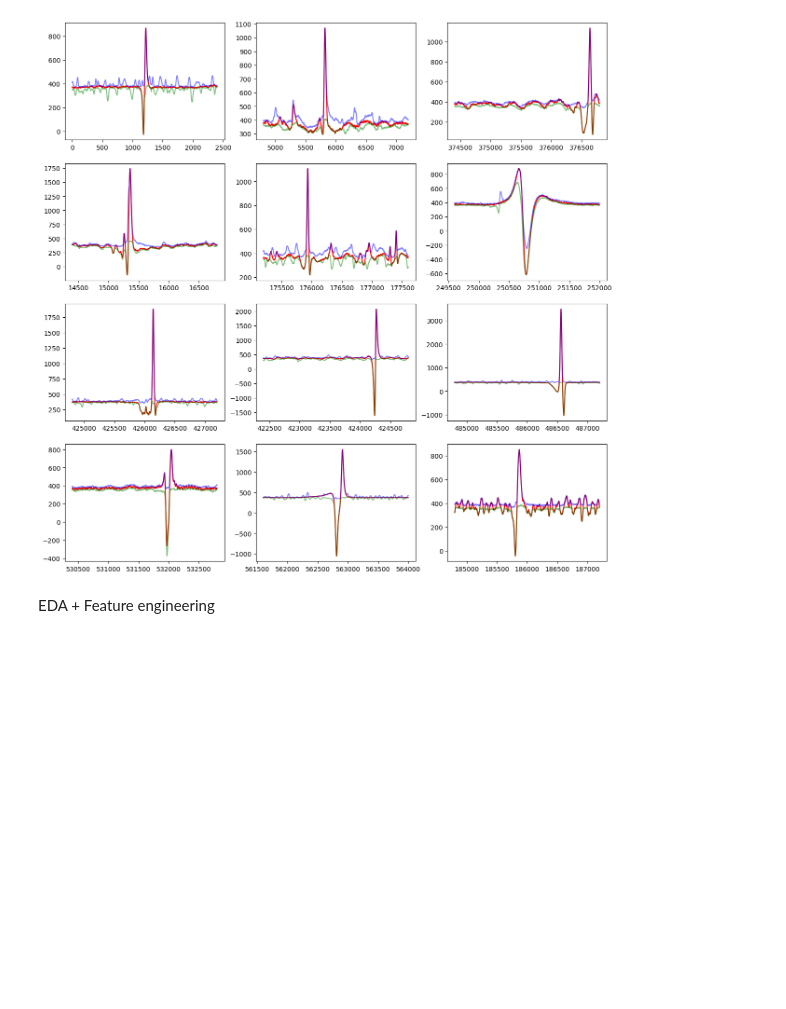
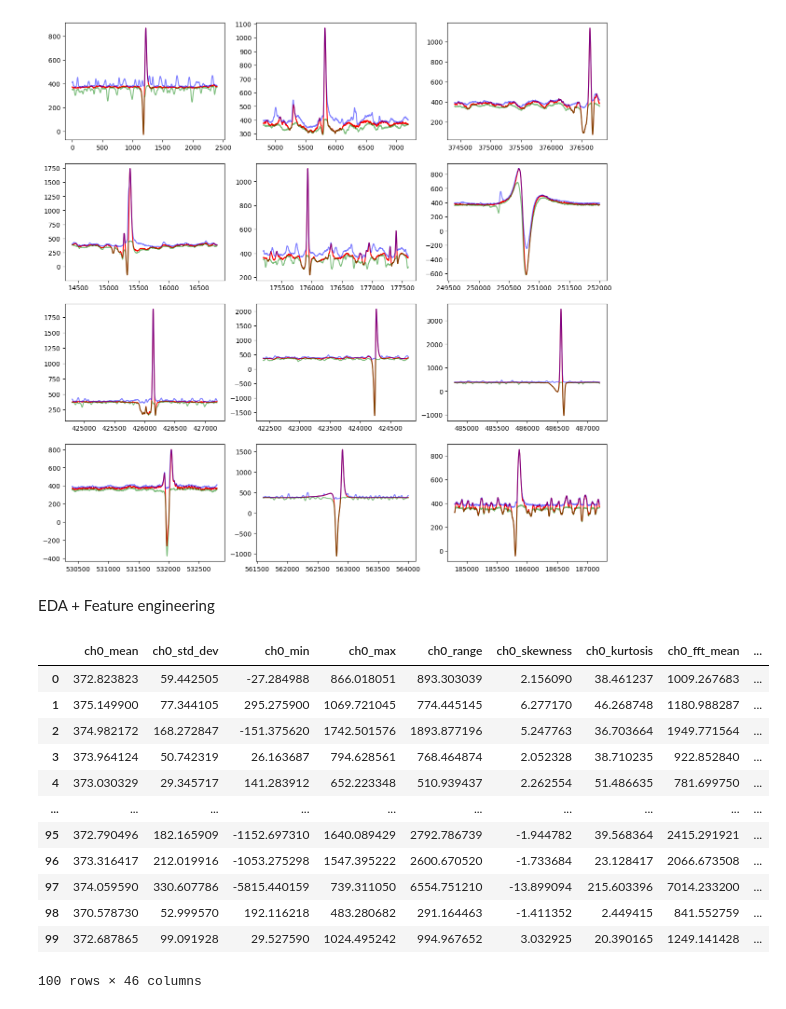
Before and after one commit to AKAD0/Pipes, a Jupyter notebook: 1.ipynb, the cells around one changed output. Saved outputs shown, nothing was run; the diff lists cells and outputs as text; code cells hidden in the pictures; blank space fills up the shorter version.

```diff
--- a/1.ipynb
+++ b/1.ipynb
@@ -81,7 +81,8 @@ def channel_new_features(channel):
     channel_new_features = list(stat.values()) + list(freq.values()) + list(peak.values())
     return channel_new_features
 
-def sample_new_features(sample_ID):
+# 'OD'->0, 'ID'->1
+def sample_new_features(sample_ID, target_train):
     sample = X_train[X_train['id']==sample_ID]
     ch0 = np.array(sample['ch0'])
     ch1 = np.array(sample['ch1'])
@@ -89,12 +90,42 @@ def sample_new_features(sample_ID):
     ch0_new_features = channel_new_features(ch0)
     ch1_new_features = channel_new_features(ch1)
     ch2_new_features = channel_new_features(ch2)
-    sample_new_features = np.array(ch0_new_features + ch1_new_features + ch2_new_features)
+    if target_train[target_train['id']==sample_ID]['target'].values[0] == 'ID':
+        label = [1]
+    else: label = [0]
+    sample_new_features = np.array(ch0_new_features + ch1_new_features + ch2_new_features + label)
     return sample_new_features
-# %%
-X_train_new = np.empty((0, 45))
-for sample_ID in X_train['id'].unique():
-    X_train_new = np.vstack([X_train_new, sample_new_features(sample_ID)])
-
-X_train_new_pd = pd.DataFrame(X_train_new)
-X_train_new_pd.to_csv('X_train_new.csv', index=False)
+# %%
+dataset_new = np.empty((0, 46))
+target_train = pd.read_csv('target_train.csv')
+
+for sample_ID in X_train['id'].unique():
+    dataset_new = np.vstack([dataset_new, sample_new_features(sample_ID, target_train)])
+
+dataset_new_pd = pd.DataFrame(dataset_new)
+dataset_new_pd.columns = [  'ch0_mean', 'ch0_std_dev', 'ch0_min', 'ch0_max', 'ch0_range', 'ch0_skewness', 'ch0_kurtosis',\
+                            'ch0_fft_mean', 'ch0_fft_std_dev', 'ch0_fft_max', 'ch0_fft_peak_freq',\
+                            'ch0_num_peaks', 'ch0_num_valleys', 'ch0_max_peak_height', 'ch0_min_valley_depth',\
+                            'ch1_mean', 'ch1_std_dev', 'ch1_min', 'ch1_max', 'ch1_range', 'ch1_skewness', 'ch1_kurtosis',\
+                            'ch1_fft_mean', 'ch1_fft_std_dev', 'ch1_fft_max', 'ch1_fft_peak_freq',\
+                            'ch1_num_peaks', 'ch1_num_valleys', 'ch1_max_peak_height', 'ch1_min_valley_depth',\
+                            'ch2_mean', 'ch2_std_dev', 'ch2_min', 'ch2_max', 'ch2_range', 'ch2_skewness', 'ch2_kurtosis',\
+                            'ch2_fft_mean', 'ch2_fft_std_dev', 'ch2_fft_max', 'ch2_fft_peak_freq',\
+                            'ch2_num_peaks', 'ch2_num_valleys', 'ch2_max_peak_height', 'ch2_min_valley_depth', 'label',\
+                            ]
+dataset_new_pd.to_csv('dataset_new.csv', index=False)
+dataset_new_pd
+# %% [output]
+|  | ch0_mean | ch0_std_dev | ch0_min | ch0_max | ch0_range | ch0_skewness | ch0_kurtosis | ch0_fft_mean | ... |
+| 0 | 372.823823 | 59.442505 | -27.284988 | 866.018051 | 893.303039 | 2.156090 | 38.461237 | 1009.267683 | ... |
+| 1 | 375.149900 | 77.344105 | 295.275900 | 1069.721045 | 774.445145 | 6.277170 | 46.268748 | 1180.988287 | ... |
+| 2 | 374.982172 | 168.272847 | -151.375620 | 1742.501576 | 1893.877196 | 5.247763 | 36.703664 | 1949.771564 | ... |
+| 3 | 373.964124 | 50.742319 | 26.163687 | 794.628561 | 768.464874 | 2.052328 | 38.710235 | 922.852840 | ... |
+| 4 | 373.030329 | 29.345717 | 141.283912 | 652.223348 | 510.939437 | 2.262554 | 51.486635 | 781.699750 | ... |
+| ... | ... | ... | ... | ... | ... | ... | ... | ... | ... |
+| 95 | 372.790496 | 182.165909 | -1152.697310 | 1640.089429 | 2792.786739 | -1.944782 | 39.568364 | 2415.291921 | ... |
+| 96 | 373.316417 | 212.019916 | -1053.275298 | 1547.395222 | 2600.670520 | -1.733684 | 23.128417 | 2066.673508 | ... |
+| 97 | 374.059590 | 330.607786 | -5815.440159 | 739.311050 | 6554.751210 | -13.899094 | 215.603396 | 7014.233200 | ... |
+| 98 | 370.578730 | 52.999570 | 192.116218 | 483.280682 | 291.164463 | -1.411352 | 2.449415 | 841.552759 | ... |
+| 99 | 372.687865 | 99.091928 | 29.527590 | 1024.495242 | 994.967652 | 3.032925 | 20.390165 | 1249.141428 | ... |
+100 rows × 46 columns
```
Also changed, not shown: 2 other files.
